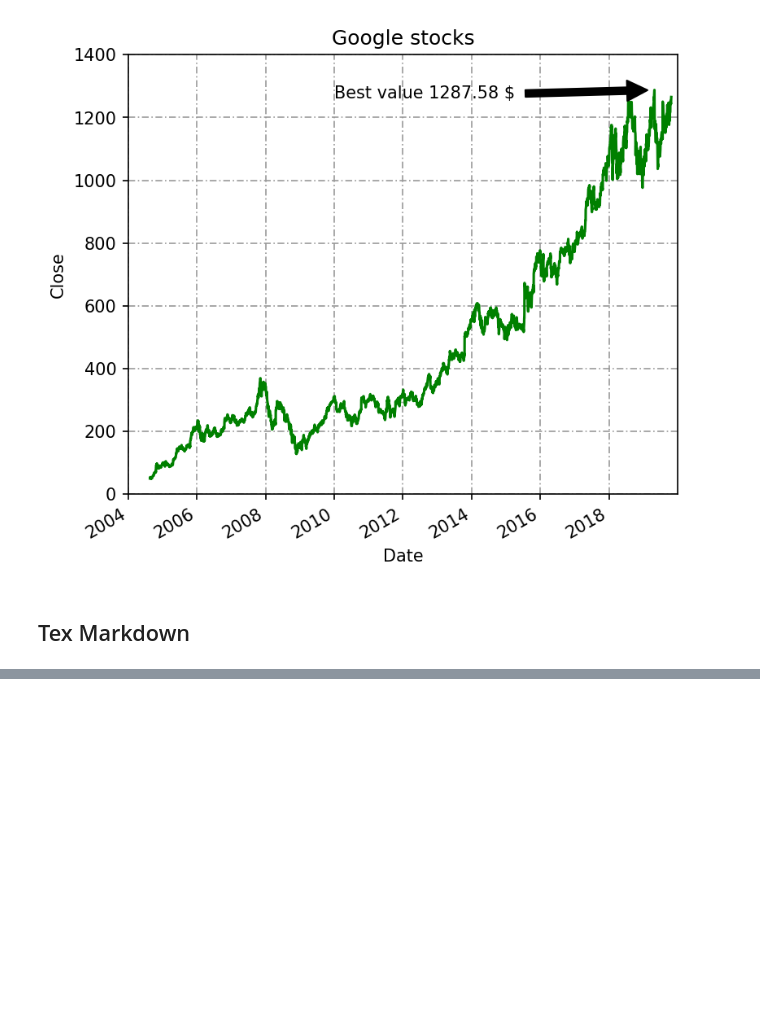
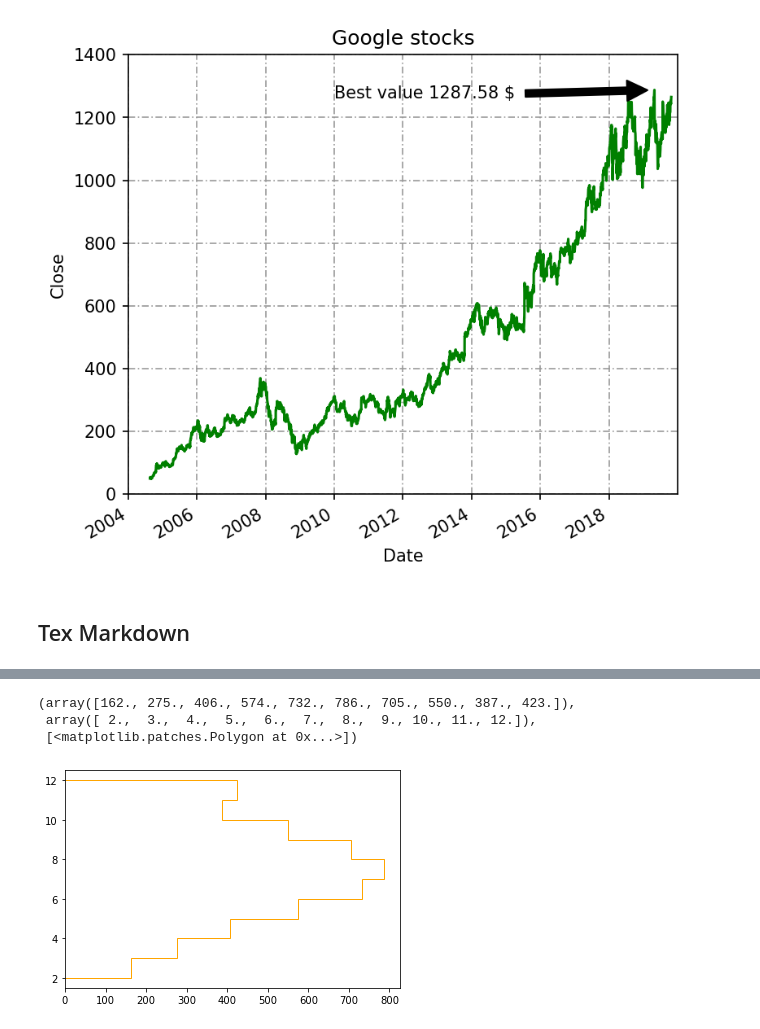
Before and after one commit to fdalforno/basic_course, a Jupyter notebook: 04 - Matplotlib.ipynb, the cells around one changed output, grey strips where cells are left out. Cells and saved outputs as stored; diff of their text form; code cells hidden in the pictures; blank space fills up the shorter version.

```diff
--- a/04 - Matplotlib.ipynb
+++ b/04 - Matplotlib.ipynb
@@ -136,0 +174,7 @@ Text(2010-01-01, 1260, 'Best value 1287.58 $')
+# %%
+plt.hist(arr3,histtype="step",orientation="horizontal",color="orange")
+# %% [output]
+(array([162., 275., 406., 574., 732., 786., 705., 550., 387., 423.]),
+ array([ 2.,  3.,  4.,  5.,  6.,  7.,  8.,  9., 10., 11., 12.]),
+ [<matplotlib.patches.Polygon at 0x...>])
+[figure, added]
```
Also changed, not shown: parts of 21 cells of this notebook, 9 other files.
